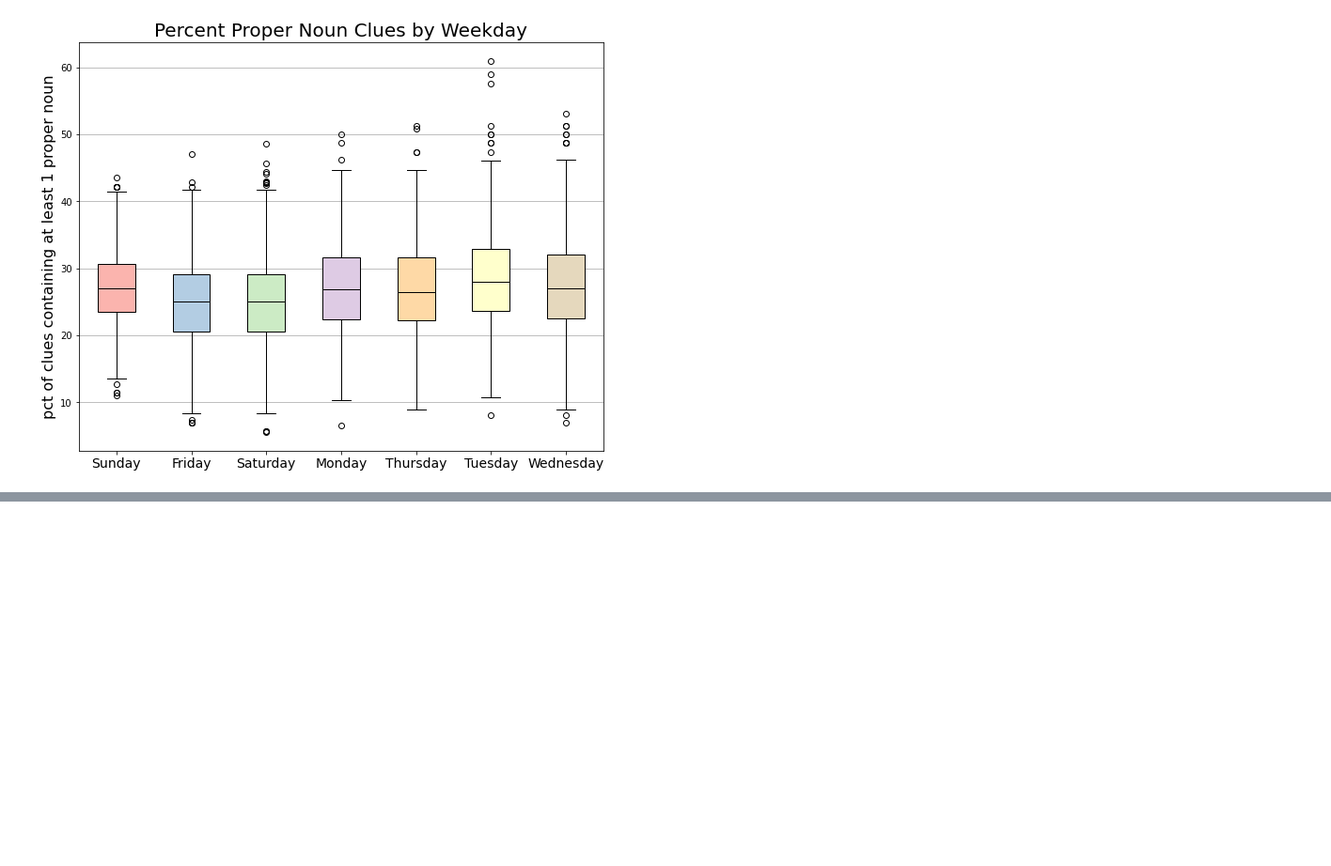
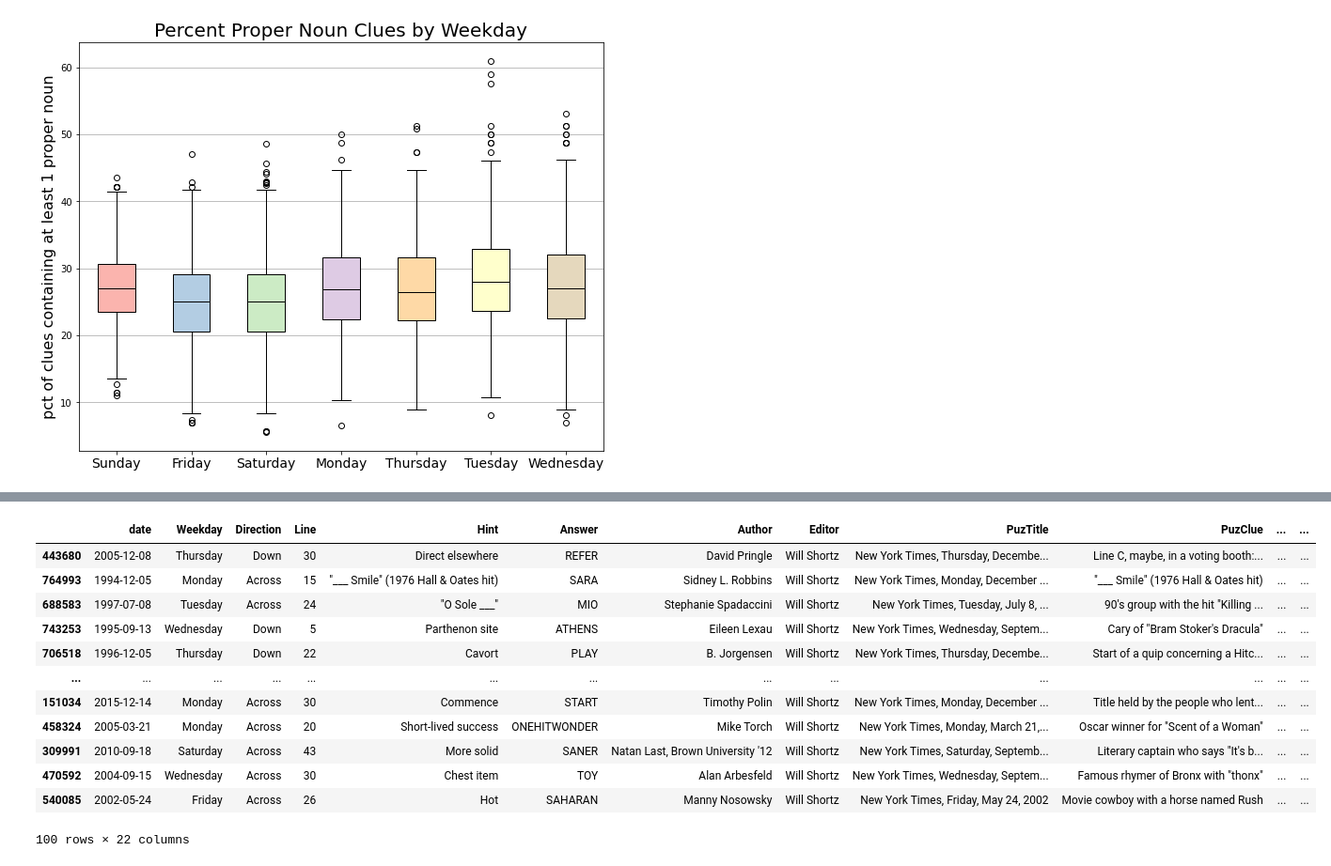
Before and after one commit to nickdanis/gorillawords, a Jupyter notebook: Caitlin-exploratory.ipynb, the cells around one changed output, grey strips where cells are left out. Shown at 94% size. Saved outputs shown, nothing was run; the diff lists cells and outputs as text; code cells hidden in the pictures; blank space fills up the shorter version.

```diff
--- a/Caitlin-exploratory.ipynb
+++ b/Caitlin-exploratory.ipynb
@@ -256,0 +275,2 @@ NameError: name 'xword' is not defined
+# %%
+xword['PropNoun']= xword['Hint']
@@ -256,0 +304,16 @@ NameError: name 'xword' is not defined
+# %%
+xword.sample(100)
+# %% [output]
+|  | date | Weekday | Direction | Line | Hint | Answer | Author | Editor | PuzTitle | PuzClue | ... | ... |
+| 443680 | 2005-12-08 | Thursday | Down | 30 | Direct elsewhere | REFER | David Pringle | Will Shortz | New York Times, Thursday, Decembe... | Line C, maybe, in a voting booth:... | ... | ... |
+| 764993 | 1994-12-05 | Monday | Across | 15 | "___ Smile" (1976 Hall & Oates hit) | SARA | Sidney L. Robbins | Will Shortz | New York Times, Monday, December ... | "___ Smile" (1976 Hall & Oates hit) | ... | ... |
+| 688583 | 1997-07-08 | Tuesday | Across | 24 | "O Sole ___" | MIO | Stephanie Spadaccini | Will Shortz | New York Times, Tuesday, July 8, ... | 90's group with the hit "Killing ... | ... | ... |
+| 743253 | 1995-09-13 | Wednesday | Down | 5 | Parthenon site | ATHENS | Eileen Lexau | Will Shortz | New York Times, Wednesday, Septem... | Cary of "Bram Stoker's Dracula" | ... | ... |
+| 706518 | 1996-12-05 | Thursday | Down | 22 | Cavort | PLAY | B. Jorgensen | Will Shortz | New York Times, Thursday, Decembe... | Start of a quip concerning a Hitc... | ... | ... |
+| ... | ... | ... | ... | ... | ... | ... | ... | ... | ... | ... | ... | ... |
+| 151034 | 2015-12-14 | Monday | Across | 30 | Commence | START | Timothy Polin | Will Shortz | New York Times, Monday, December ... | Title held by the people who lent... | ... | ... |
+| 458324 | 2005-03-21 | Monday | Across | 20 | Short-lived success | ONEHITWONDER | Mike Torch | Will Shortz | New York Times, Monday, March 21,... | Oscar winner for "Scent of a Woman" | ... | ... |
+| 309991 | 2010-09-18 | Saturday | Across | 43 | More solid | SANER | Natan Last, Brown University '12 | Will Shortz | New York Times, Saturday, Septemb... | Literary captain who says "It's b... | ... | ... |
+| 470592 | 2004-09-15 | Wednesday | Across | 30 | Chest item | TOY | Alan Arbesfeld | Will Shortz | New York Times, Wednesday, Septem... | Famous rhymer of Bronx with "thonx" | ... | ... |
+| 540085 | 2002-05-24 | Friday | Across | 26 | Hot | SAHARAN | Manny Nosowsky | Will Shortz | New York Times, Friday, May 24, 2002 | Movie cowboy with a horse named Rush | ... | ... |
+100 rows × 22 columns
```
Also changed, not shown: parts of 6 cells of this notebook.
